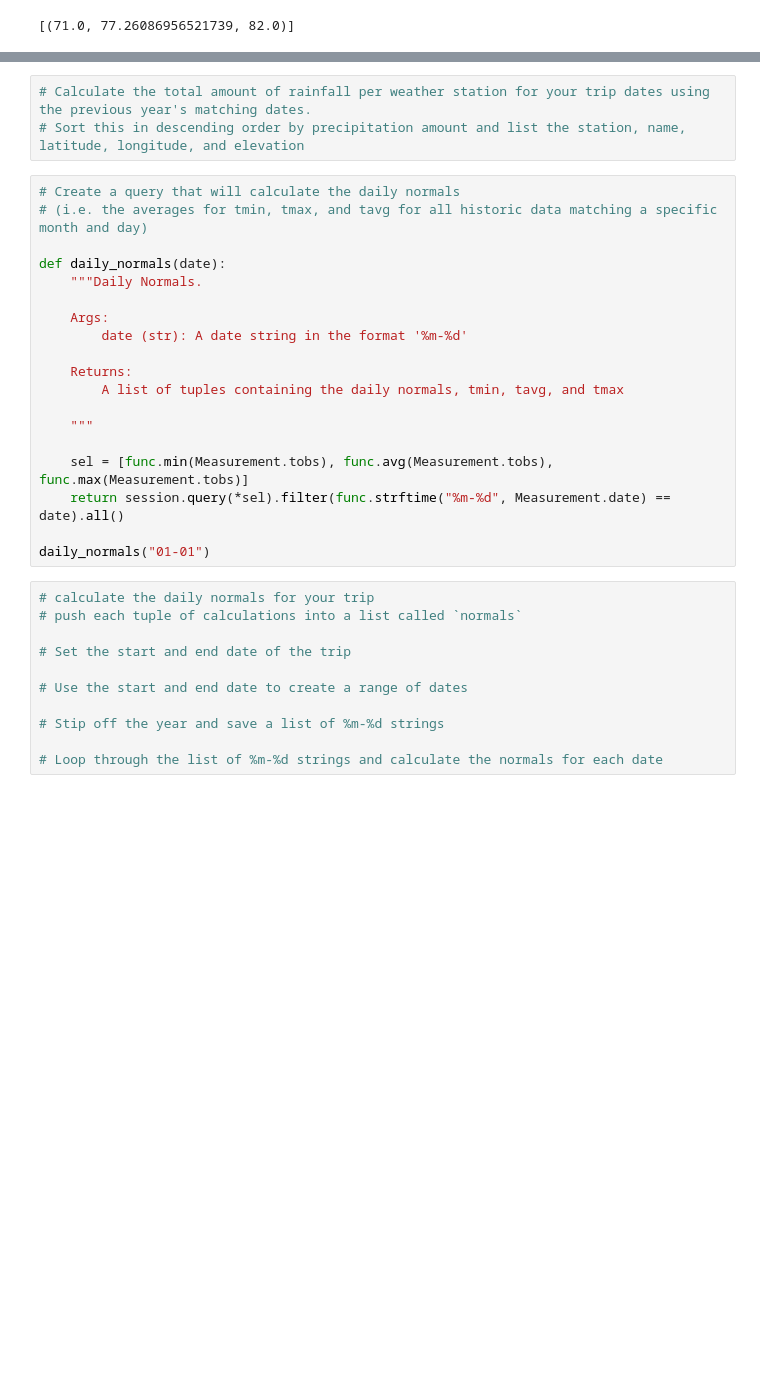
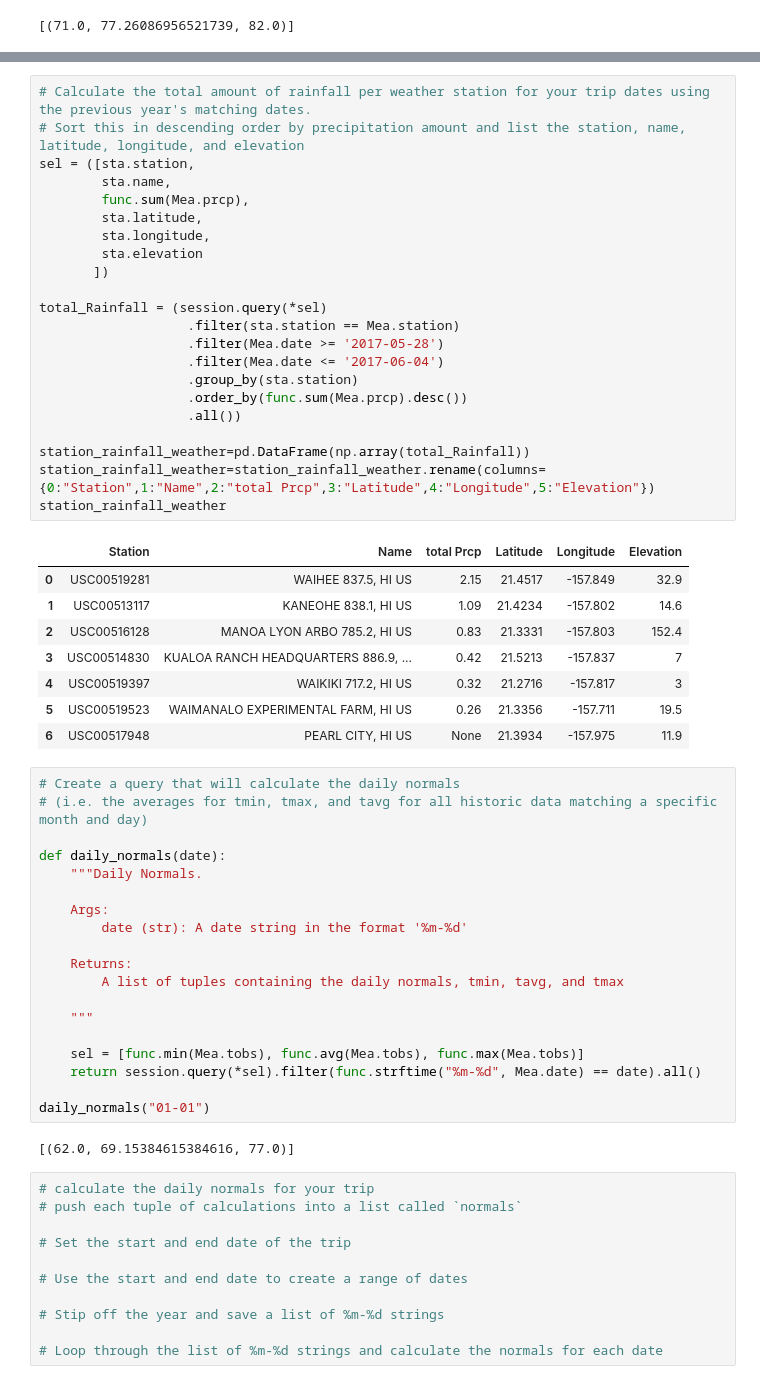
Before and after one commit to danykoud/sqlalchemy_challenge, a Jupyter notebook: climate_starter.ipynb, the cells around one changed output, grey strips where cells are left out. Drawn from its saved outputs; the diff is of its cells as text; blank space fills up the shorter version.

```diff
--- a/climate_starter.ipynb
+++ b/climate_starter.ipynb
@@ -248,6 +248,34 @@ plt.grid(alpha=.3)
 # %%
 # Calculate the total amount of rainfall per weather station for your trip dates using the previous year's matching dates.
 # Sort this in descending order by precipitation amount and list the station, name, latitude, longitude, and elevation
+sel = ([sta.station,
+        sta.name,
+        func.sum(Mea.prcp),
+        sta.latitude,
+        sta.longitude,
+        sta.elevation
+       ])
+
+total_Rainfall = (session.query(*sel)
+                   .filter(sta.station == Mea.station)
+                   .filter(Mea.date >= '2017-05-28')
+                   .filter(Mea.date <= '2017-06-04')
+                   .group_by(sta.station)
+                   .order_by(func.sum(Mea.prcp).desc())
+                   .all())
+
+station_rainfall_weather=pd.DataFrame(np.array(total_Rainfall))
+station_rainfall_weather=station_rainfall_weather.rename(columns={0:"Station",1:"Name",2:"total Prcp",3:"Latitude",4:"Longitude",5:"Elevation"})
+station_rainfall_weather
+# %% [output]
+|  | Station | Name | total Prcp | Latitude | Longitude | Elevation |
+| 0 | USC00519281 | WAIHEE 837.5, HI US | 2.15 | 21.4517 | -157.849 | 32.9 |
+| 1 | USC00513117 | KANEOHE 838.1, HI US | 1.09 | 21.4234 | -157.802 | 14.6 |
+| 2 | USC00516128 | MANOA LYON ARBO 785.2, HI US | 0.83 | 21.3331 | -157.803 | 152.4 |
+| 3 | USC00514830 | KUALOA RANCH HEADQUARTERS 886.9, ... | 0.42 | 21.5213 | -157.837 | 7 |
+| 4 | USC00519397 | WAIKIKI 717.2, HI US | 0.32 | 21.2716 | -157.817 | 3 |
+| 5 | USC00519523 | WAIMANALO EXPERIMENTAL FARM, HI US | 0.26 | 21.3356 | -157.711 | 19.5 |
+| 6 | USC00517948 | PEARL CITY, HI US | None | 21.3934 | -157.975 | 11.9 |
 # %%
 # Create a query that will calculate the daily normals
 # (i.e. the averages for tmin, tmax, and tavg for all historic data matching a specific month and day)
@@ -263,10 +291,12 @@ def daily_normals(date):
 
     """
 
-    sel = [func.min(Measurement.tobs), func.avg(Measurement.tobs), func.max(Measurement.tobs)]
-    return session.query(*sel).filter(func.strftime("%m-%d", Measurement.date) == date).all()
+    sel = [func.min(Mea.tobs), func.avg(Mea.tobs), func.max(Mea.tobs)]
+    return session.query(*sel).filter(func.strftime("%m-%d", Mea.date) == date).all()
 
 daily_normals("01-01")
+# %% [output]
+[(62.0, 69.15384615384616, 77.0)]
 # %%
 # calculate the daily normals for your trip
 # push each tuple of calculations into a list called `normals`
```
Also changed, not shown: parts of 1 cell of this notebook.
